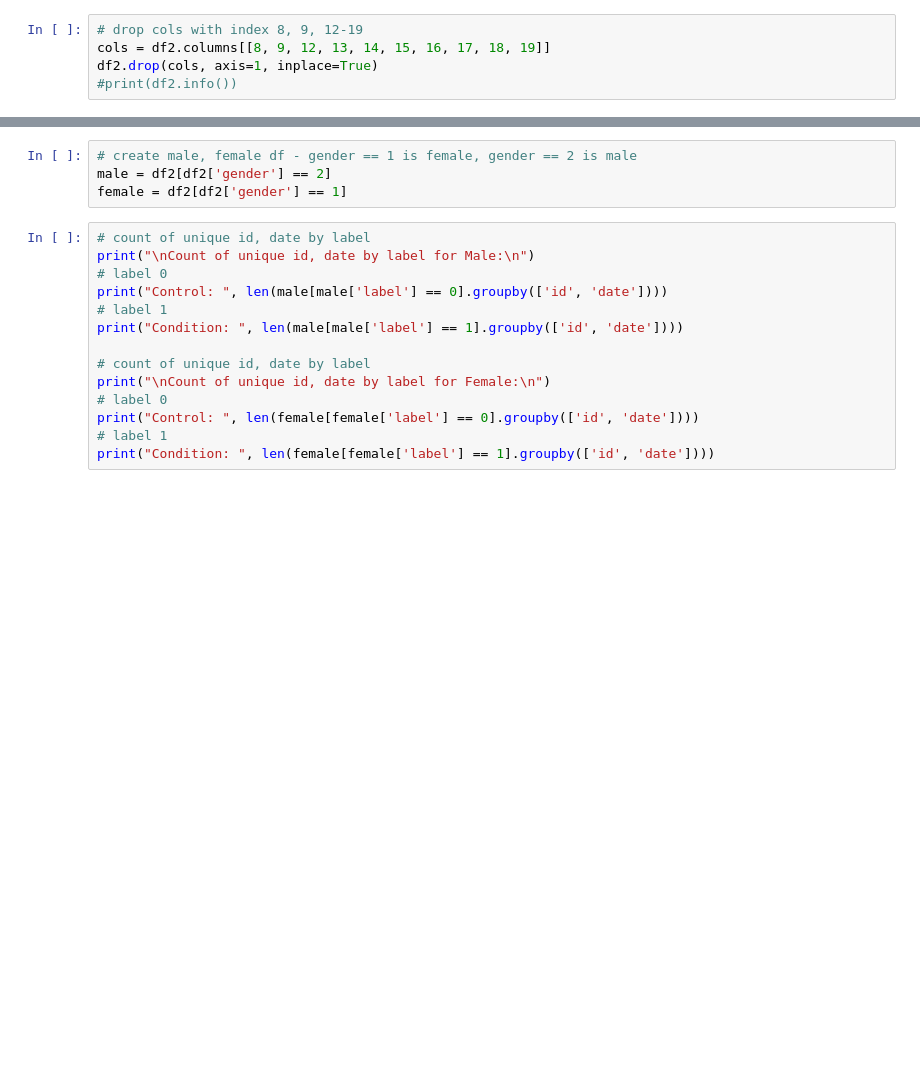
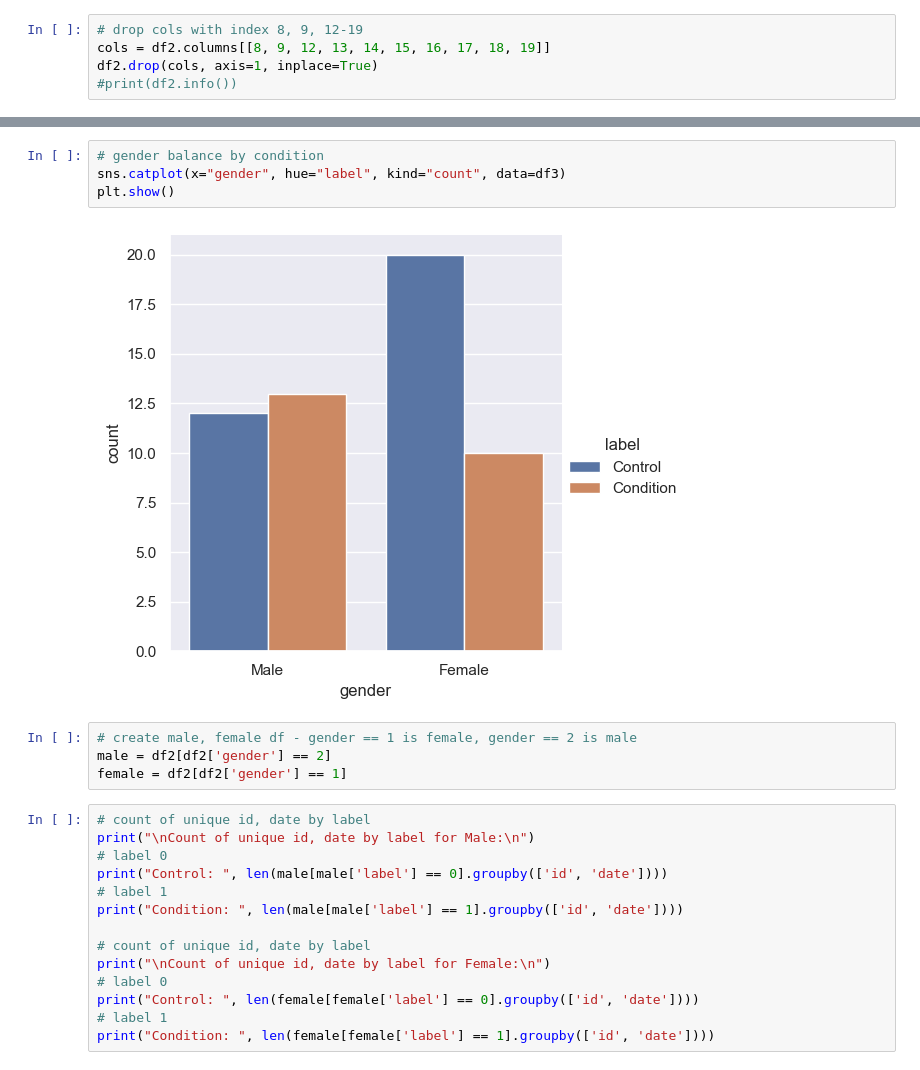
Before and after one commit to zoonalink/IGP-5, a Jupyter notebook: petter/wiki-eda.ipynb, the cells around one changed output, grey strips where cells are left out. Saved outputs shown, nothing was run; the diff lists cells and outputs as text; blank space fills up the shorter version.

```diff
--- a/petter/wiki-eda.ipynb
+++ b/petter/wiki-eda.ipynb
@@ -610,3 +705,9 @@ df2.drop(cols, axis=1, inplace=True)
+# %%
+# gender balance by condition
+sns.catplot(x="gender", hue="label", kind="count", data=df3)
+plt.show()
+# %% [output]
+[figure, added]
 # %%
 # create male, female df - gender == 1 is female, gender == 2 is male
 male = df2[df2['gender'] == 2]
```
Also changed, not shown: parts of 13 cells of this notebook, 2 other files.
